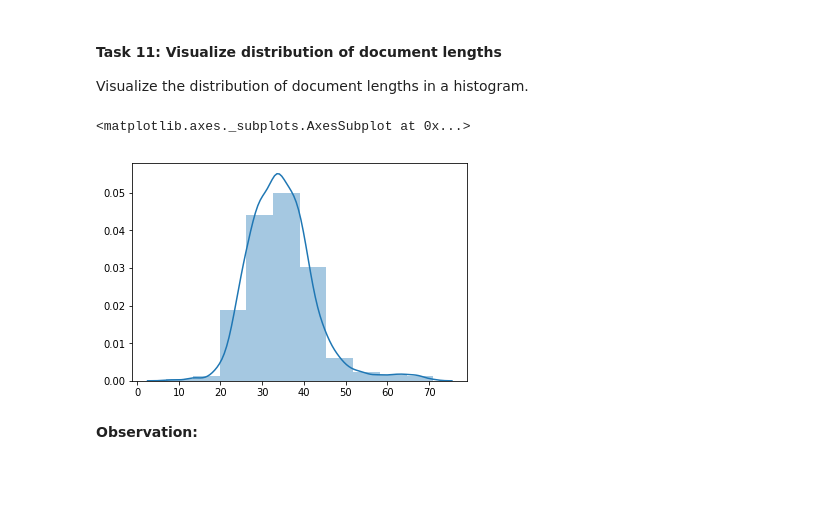
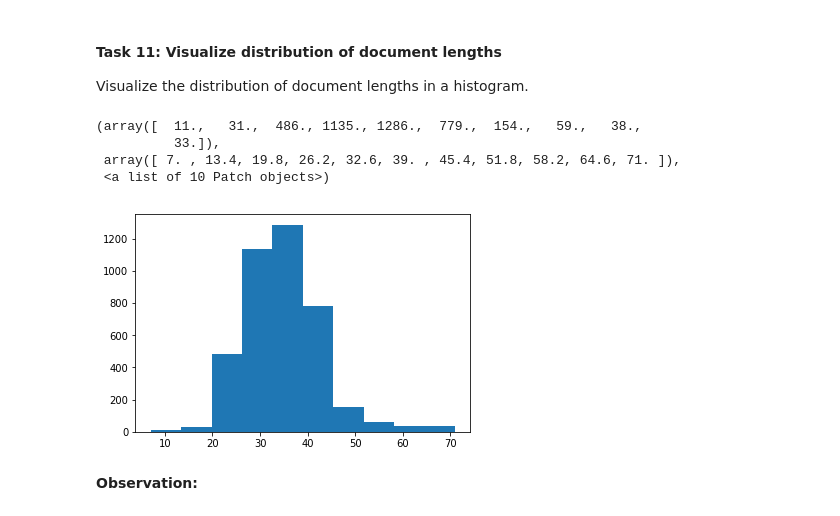
Before and after one commit to An-Dang/Programming-Intelligent-Applications, a Jupyter notebook: word-embedding-doc-classification/wordEmbeddingTextClassification.ipynb, the cells around one changed output. Drawn from its saved outputs; the diff is of its cells as text; code cells hidden in the pictures; blank space fills up the shorter version.

```diff
--- a/word-embedding-doc-classification/wordEmbeddingTextClassification.ipynb
+++ b/word-embedding-doc-classification/wordEmbeddingTextClassification.ipynb
@@ -275,13 +293,16 @@ for docs in texts:
     len_docs = len(docs.split())
     len_doc_lists.append(len_docs)
 # %%
-import seaborn as sns
+import matplotlib.pyplot as plt
 %matplotlib inline
 
-sns.distplot(len_doc_lists, bins=10)
+plt.hist(len_doc_lists, bins=10)
 # %% [output]
-<matplotlib.axes._subplots.AxesSubplot at 0x...>
+(array([  11.,   31.,  486., 1135., 1286.,  779.,  154.,   59.,   38.,
+          33.]),
+ array([ 7. , 13.4, 19.8, 26.2, 32.6, 39. , 45.4, 51.8, 58.2, 64.6, 71. ]),
+ <a list of 10 Patch objects>)
-[figure, old version]
+[figure, new version]
 # %% [markdown]
 **Observation:**
 # %% [markdown]
```
Also changed, not shown: parts of 4 cells of this notebook.
